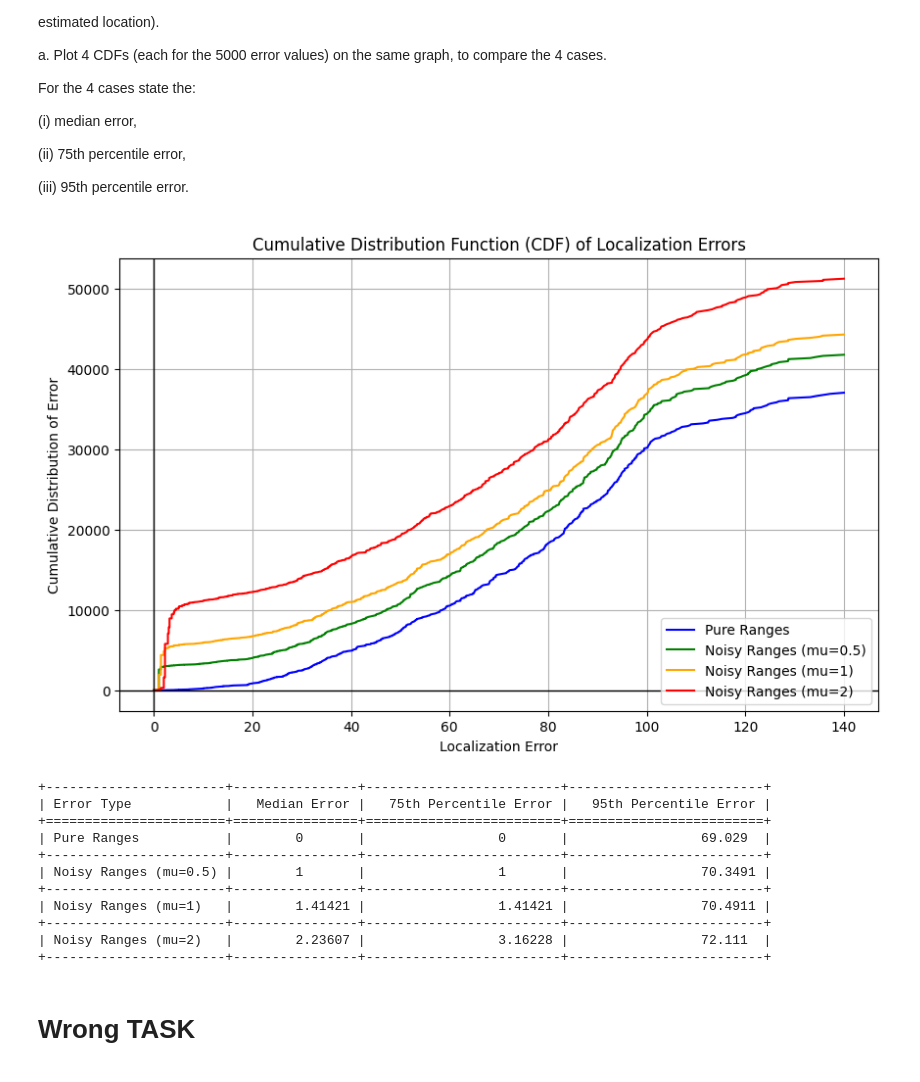
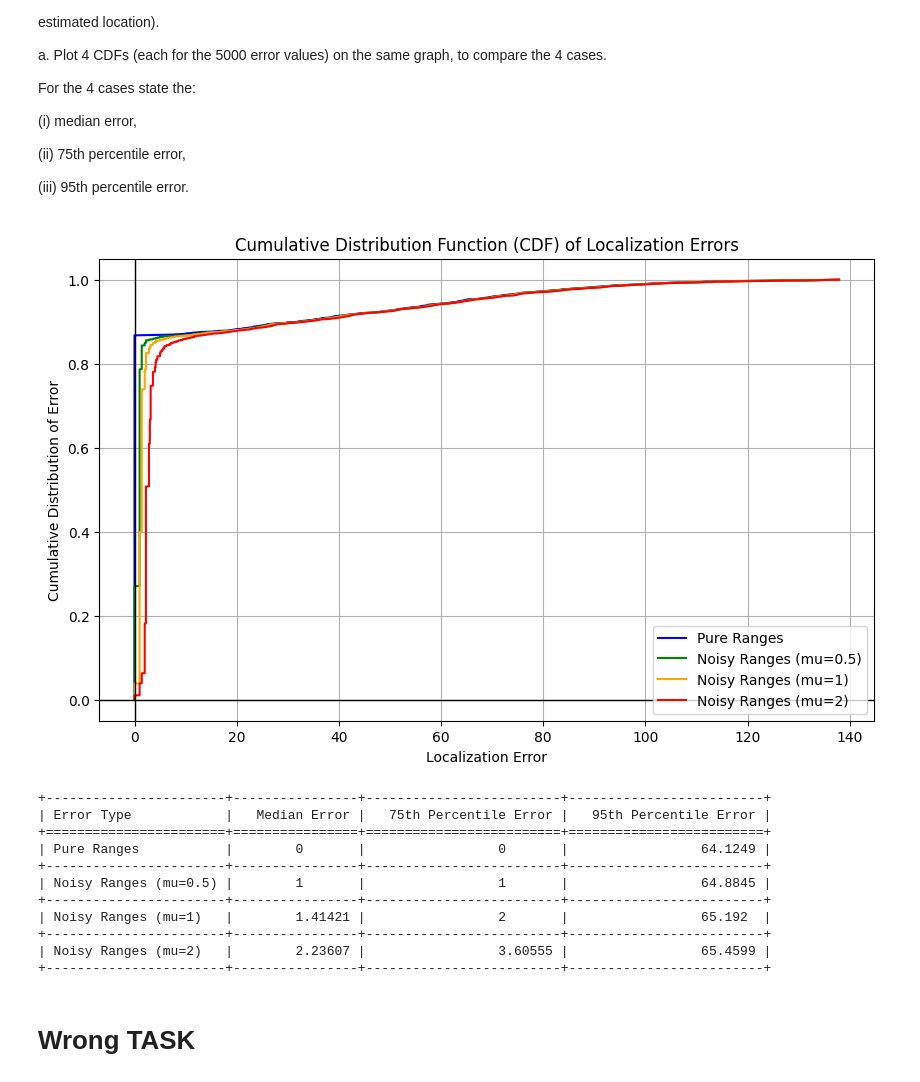
Before and after one commit to dipendughosh/programs, a Jupyter notebook: mtech_2023/sem-3/ssiot/ass-2/Part-B/PartB_Localization_no_submit_1.ipynb, the cells around one changed output. Saved outputs shown, nothing was run; the diff lists cells and outputs as text; code cells hidden in the pictures.

```diff
--- a/mtech_2023/sem-3/ssiot/ass-2/Part-B/PartB_Localization_no_submit_1.ipynb
+++ b/mtech_2023/sem-3/ssiot/ass-2/Part-B/PartB_Localization_no_submit_1.ipynb
@@ -973,7 +974,11 @@ plt.figure(figsize=(10, 6))
 for i, (errors, label, color) in enumerate(zip(errors_list, labels, colors)):
     # Sort errors and calculate cumulative distribution
     sorted_errors = np.sort(errors)
-    cumulative_distribution = np.cumsum(sorted_errors)
+    new_sorted_errors = sorted_errors / np.sum(sorted_errors)
+    cumulative_distribution = np.cumsum(sorted_errors)/ np.sum(sorted_errors)
+    sorted_errors_len = len(sorted_errors)
+    cumulative_distribution = np.arange(1, sorted_errors_len + 1) / sorted_errors_len
+    # cumulative_distribution = np.cumsum(sorted_errors)
 
     # Calculate variance of errors and cumulative distribution
     variance = np.var(errors)
@@ -992,6 +997,24 @@ plt.axhline(y=0, color='black', linewidth=1)  # Horizontal axis line at y=0
 plt.axvline(x=0, color='black', linewidth=1)   # Vertical axis line at x=0
 plt.grid()
 plt.show()
+
+# # Plot cumulative distribution of errors for each scenario
+# plt.figure(figsize=(10, 6))
+# for i, (errors, label, color) in enumerate(zip(errors_list, labels, colors)):
+#     # Sort errors and calculate cumulative distribution
+
+#     ecdf = ECDF(sorted_errors)
+#     plt.plot(ecdf.x, ecdf.y, label=f'{label}', color=color)
+
+# # Customize the plot
+# plt.xlabel('Localization Error')
+# plt.ylabel('Cumulative Distribution of Error')
+# plt.title('Cumulative Distribution Function (CDF) of Localization Errors')
+# plt.legend(loc='lower right')
+# plt.axhline(y=0, color='black', linewidth=1)  # Horizontal axis line at y=0
+# plt.axvline(x=0, color='black', linewidth=1)   # Vertical axis line at x=0
+# plt.grid()
+# plt.show()
 
 # Calculate the median, 75th percentile, and 95th percentile for each error set
 def calculate_percentiles(errors):
@@ -1012,44 +1035,44 @@ def calculate_percentiles(errors):
     return median, p75, p95
 
 # Calculate for each error set
 pure_median, pure_p75, pure_p95 = calculate_percentiles(pure_errors_flat)
 noisy_05_median, noisy_05_p75, noisy_05_p95 = calculate_percentiles(noisy_05_errors_flat)
 noisy_1_median, noisy_1_p75, noisy_1_p95 = calculate_percentiles(noisy_1_errors_flat)
 noisy_2_median, noisy_2_p75, noisy_2_p95 = calculate_percentiles(noisy_2_errors_flat)
 
 # # Print results
 # print(f"Pure Ranges Error: Median = {pure_median}, 75th Percentile = {pure_p75}, 95th Percentile = {pure_p95}")
 # print(f"Noisy Ranges (mu=0.5) Error: Median = {noisy_05_median}, 75th Percentile = {noisy_05_p75}, 95th Percentile = {noisy_05_p95}")
 # print(f"Noisy Ranges (mu=1) Error: Median = {noisy_1_median}, 75th Percentile = {noisy_1_p75}, 95th Percentile = {noisy_1_p95}")
 # print(f"Noisy Ranges (mu=2) Error: Median = {noisy_2_median}, 75th Percentile = {noisy_2_p75}, 95th Percentile = {noisy_2_p95}")
 
 # Create a dictionary with the results
 data = {
     'Error Type': ['Pure Ranges', 'Noisy Ranges (mu=0.5)', 'Noisy Ranges (mu=1)', 'Noisy Ranges (mu=2)'],
     'Median Error': [pure_median, noisy_05_median, noisy_1_median, noisy_2_median],
     '75th Percentile Error': [pure_p75, noisy_05_p75, noisy_1_p75, noisy_2_p75],
     '95th Percentile Error': [pure_p95, noisy_05_p95, noisy_1_p95, noisy_2_p95]
 }
 
 # Create a DataFrame from the dictionary
 error_df = pd.DataFrame(data)
 
 # Display the DataFrame
 
 print(tabulate(error_df, headers="keys", tablefmt="grid", showindex=False))
 # print(error_df)
 # %% [output]
-[figure, old version]
+[figure, new version]
 +-----------------------+----------------+-------------------------+-------------------------+
 | Error Type            |   Median Error |   75th Percentile Error |   95th Percentile Error |
 +=======================+================+=========================+=========================+
-| Pure Ranges           |        0       |                 0       |                 69.029  |
+| Pure Ranges           |        0       |                 0       |                 64.1249 |
 +-----------------------+----------------+-------------------------+-------------------------+
-| Noisy Ranges (mu=0.5) |        1       |                 1       |                 70.3491 |
+| Noisy Ranges (mu=0.5) |        1       |                 1       |                 64.8845 |
 +-----------------------+----------------+-------------------------+-------------------------+
-| Noisy Ranges (mu=1)   |        1.41421 |                 1.41421 |                 70.4911 |
+| Noisy Ranges (mu=1)   |        1.41421 |                 2       |                 65.192  |
 +-----------------------+----------------+-------------------------+-------------------------+
-| Noisy Ranges (mu=2)   |        2.23607 |                 3.16228 |                 72.111  |
+| Noisy Ranges (mu=2)   |        2.23607 |                 3.60555 |                 65.4599 |
 +-----------------------+----------------+-------------------------+-------------------------+
 # %% [markdown]
 # Wrong TASK
```
Also changed, not shown: parts of 3 cells of this notebook, 11 other files.
